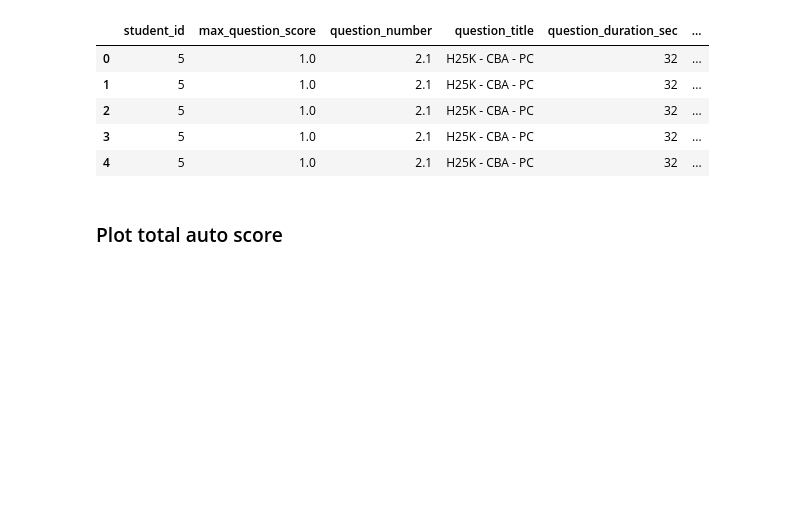
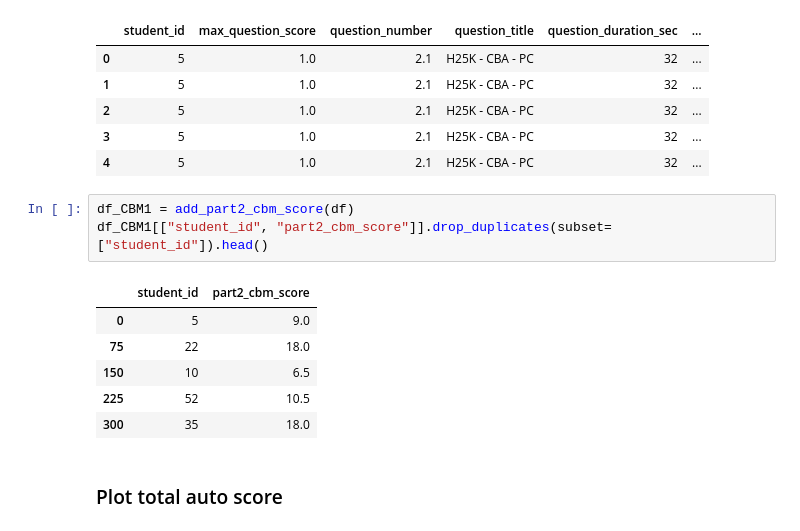
Before and after one commit to juliepe/exam_analysis_H25, a Jupyter notebook: analysis/CBM/2025/Konte/notebooks/4_CBM_analysis.ipynb, the cells around one changed output. Saved outputs shown, nothing was run; the diff lists cells and outputs as text; blank space fills up the shorter version.

```diff
--- a/analysis/CBM/2025/Konte/notebooks/4_CBM_analysis.ipynb
+++ b/analysis/CBM/2025/Konte/notebooks/4_CBM_analysis.ipynb
@@ -23,6 +24,16 @@ Data loaded successfully from ../data/CBM_format/IN1020_2025konte_CBM.csv
 | 2 | 5 | 1.0 | 2.1 | H25K - CBA - PC | 32 | ... |
 | 3 | 5 | 1.0 | 2.1 | H25K - CBA - PC | 32 | ... |
 | 4 | 5 | 1.0 | 2.1 | H25K - CBA - PC | 32 | ... |
+# %%
+df_CBM1 = add_part2_cbm_score(df)
+df_CBM1[["student_id", "part2_cbm_score"]].drop_duplicates(subset=["student_id"]).head()
+# %% [output]
+|  | student_id | part2_cbm_score |
+| 0 | 5 | 9.0 |
+| 75 | 22 | 18.0 |
+| 150 | 10 | 6.5 |
+| 225 | 52 | 10.5 |
+| 300 | 35 | 18.0 |
 # %% [markdown]
 ### Plot total auto score
 # %%
```
Also changed, not shown: parts of 2 cells of this notebook, 1 other file.
